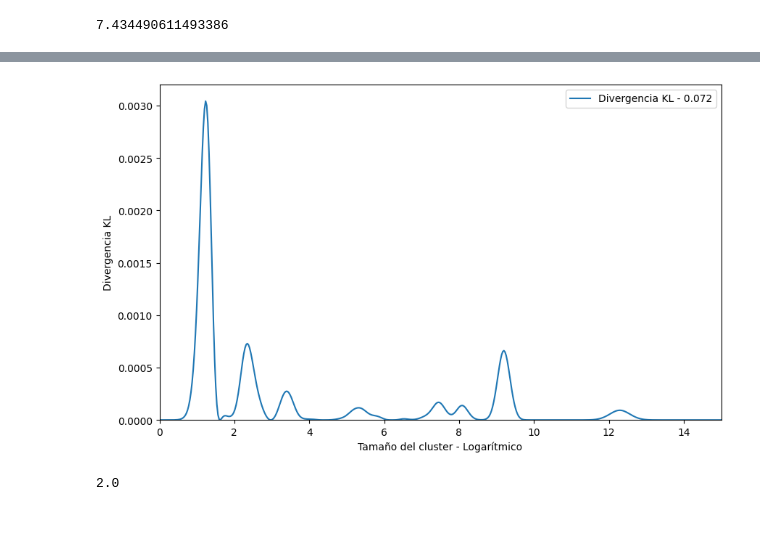
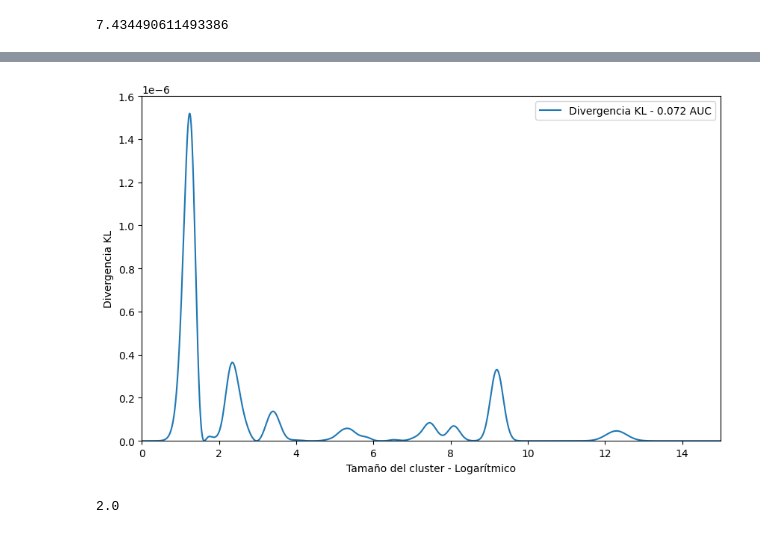
Before and after one commit to argelignacio/TRABAJO-PROFESIONAL-7599-, a Jupyter notebook: analysis/02_pow_vs_pov.ipynb, the cells around one changed output, grey strips where cells are left out. Drawn from its saved outputs; the diff is of its cells as text; code cells hidden in the pictures.

```diff
--- a/analysis/02_pow_vs_pov.ipynb
+++ b/analysis/02_pow_vs_pov.ipynb
@@ -316,6 +334,6 @@ pos_density = stats.gaussian_kde(np.log(df_pos[df_pos.hdbscan != -1].hdbscan.val
 # %%
-pow_points = pow_density.evaluate(np.linspace(0, 15, 500))
+pow_points = pow_density.evaluate(np.linspace(0, 15, 1000000))
 pow_points /= pow_points.sum()
 # %%
-pos_points = pos_density.evaluate(np.linspace(0, 15, 500))
+pos_points = pos_density.evaluate(np.linspace(0, 15, 1000000))
 pos_points /= pos_points.sum()
@@ -331,18 +354,18 @@ TtestResult(statistic=1.0433536088545782e-08, pvalue=0.9999999916794123, df=499)
 # %%
 from scipy.special import kl_div
 
 kl_div_points = kl_div(pow_points, pos_points)
 
 plt.figure(figsize=(10, 6))
 plt.xlim((0, 15))
-plt.ylim((0, 0.0032))
-plt.plot(np.linspace(0, 15, 500), kl_div(pow_points, pos_points))
+plt.ylim((0, 0.0000016))
+plt.plot(np.linspace(0, 15, 1000000), kl_div(pow_points, pos_points))
 plt.xlabel('Tamaño del cluster - Logarítmico')
 plt.ylabel('Divergencia KL')
-plt.legend(['Divergencia KL - {:.3f}'.format(kl_div_points.sum())])
+plt.legend(['Divergencia KL - {:.3f} AUC'.format(kl_div_points.sum())])
 plt.show()
 # %% [output]
-[figure, old version]
+[figure, new version]
 # %%
 np.log(7.38905609893065)
 # %% [output]
```
Also changed, not shown: parts of 6 cells of this notebook.
